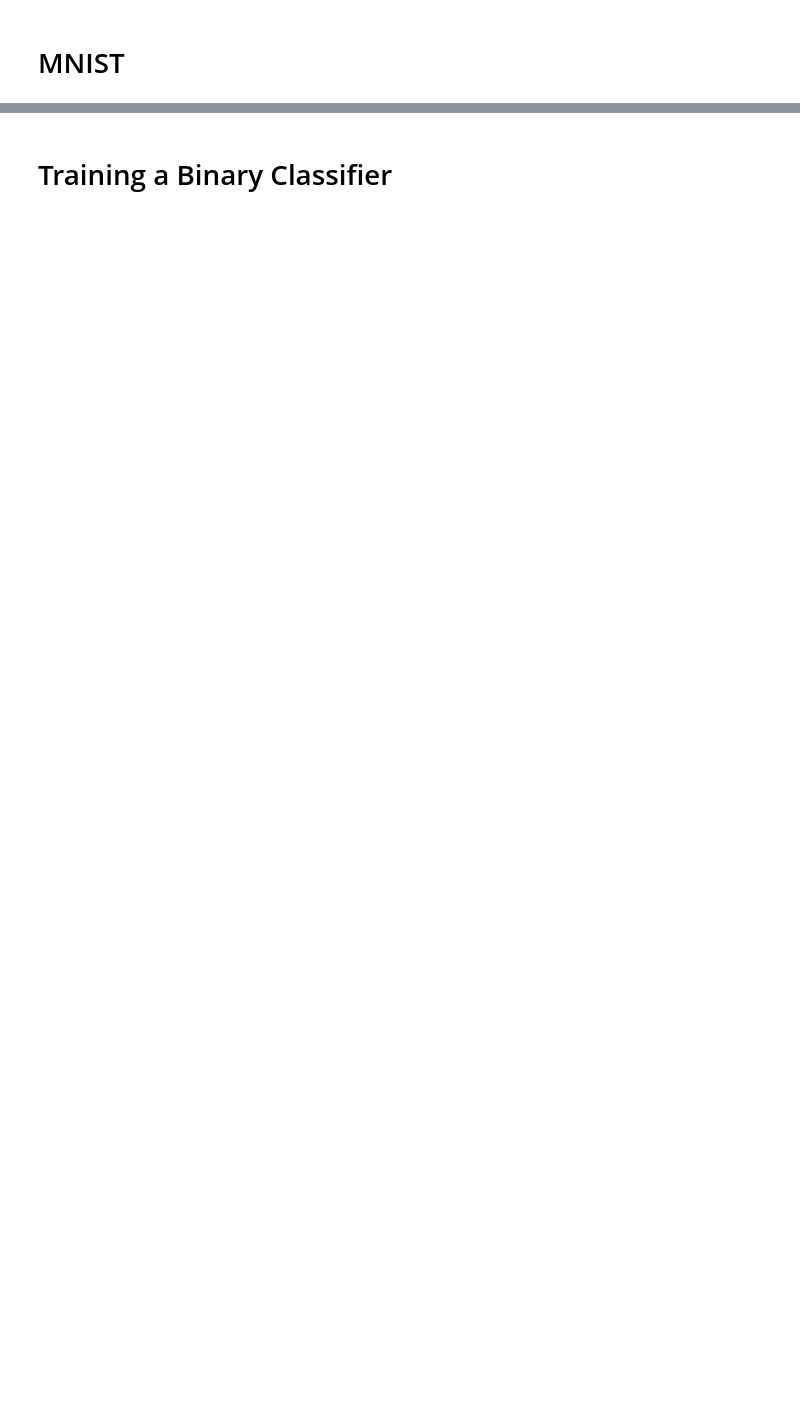
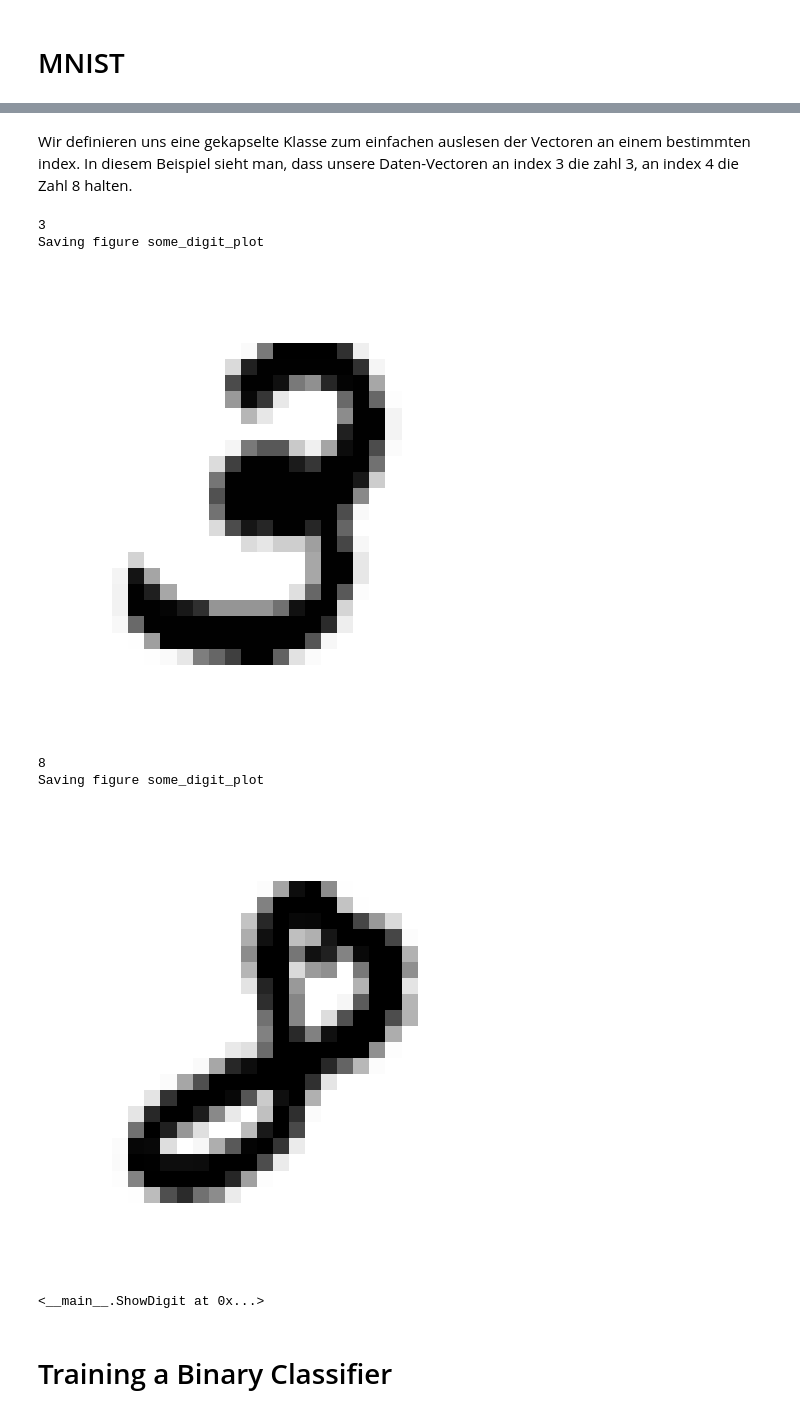
Before and after one commit to maxidev-acc/machinelearning-VO, a Jupyter notebook: Mnist.ipynb, the cells around one changed output, grey strips where cells are left out. Cells and saved outputs as stored; diff of their text form; code cells hidden in the pictures; blank space fills up the shorter version.

```diff
--- a/Mnist.ipynb
+++ b/Mnist.ipynb
@@ -69,12 +89,30 @@ y.shape
+# %% [markdown]
+Wir definieren uns eine gekapselte Klasse zum einfachen auslesen der Vectoren an einem bestimmten index. In diesem Beispiel sieht man, dass unsere Daten-Vectoren an index 3 die zahl 3, an index 4 die Zahl 8 halten.
 # %%
 %matplotlib inline
 import matplotlib as mpl
 import matplotlib.pyplot as plt
 
-some_digit = X[1]
-some_digit_image = some_digit.reshape(28, 28)
-plt.imshow(some_digit_image, cmap=mpl.cm.binary)
-plt.axis("off")
+class ShowDigit():
 
-save_fig("some_digit_plot")
-plt.show()
+  def __init__(self, X, y,index):
+    some_digit = X[index]
+    some_digit_image = some_digit.reshape(28, 28)
+    #print(X[3])
+    plt.imshow(some_digit_image, cmap=mpl.cm.binary)
+    plt.axis("off")
+    print(y[index])
+    save_fig("some_digit_plot")
+    plt.show()
+
+
+ShowDigit(X, y, 3)
+ShowDigit(X, y, 4)
+# %% [output]
+3
+Saving figure some_digit_plot
+[figure, added]
+8
+Saving figure some_digit_plot
+[figure, added]
+<__main__.ShowDigit at 0x...>
```
Also changed, not shown: parts of 25 cells of this notebook.
